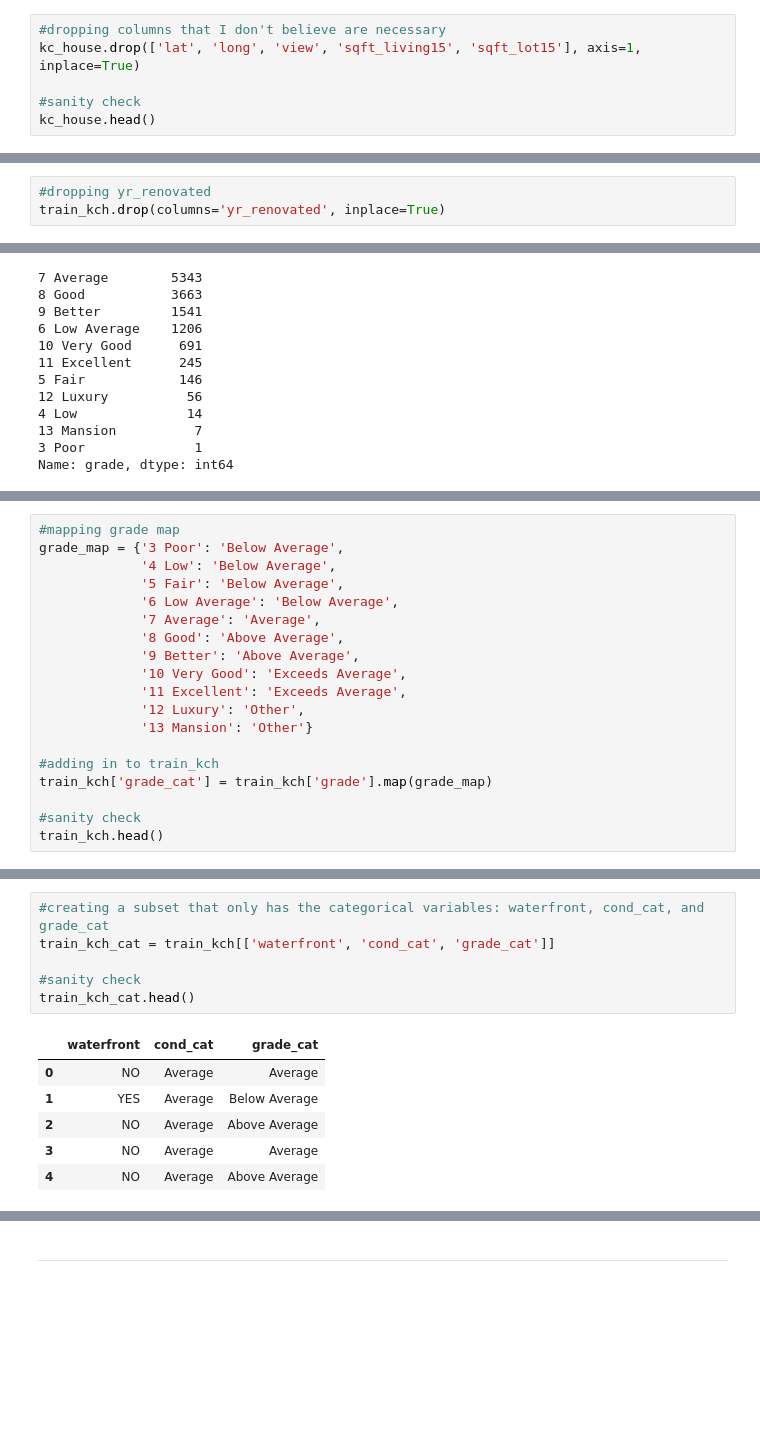
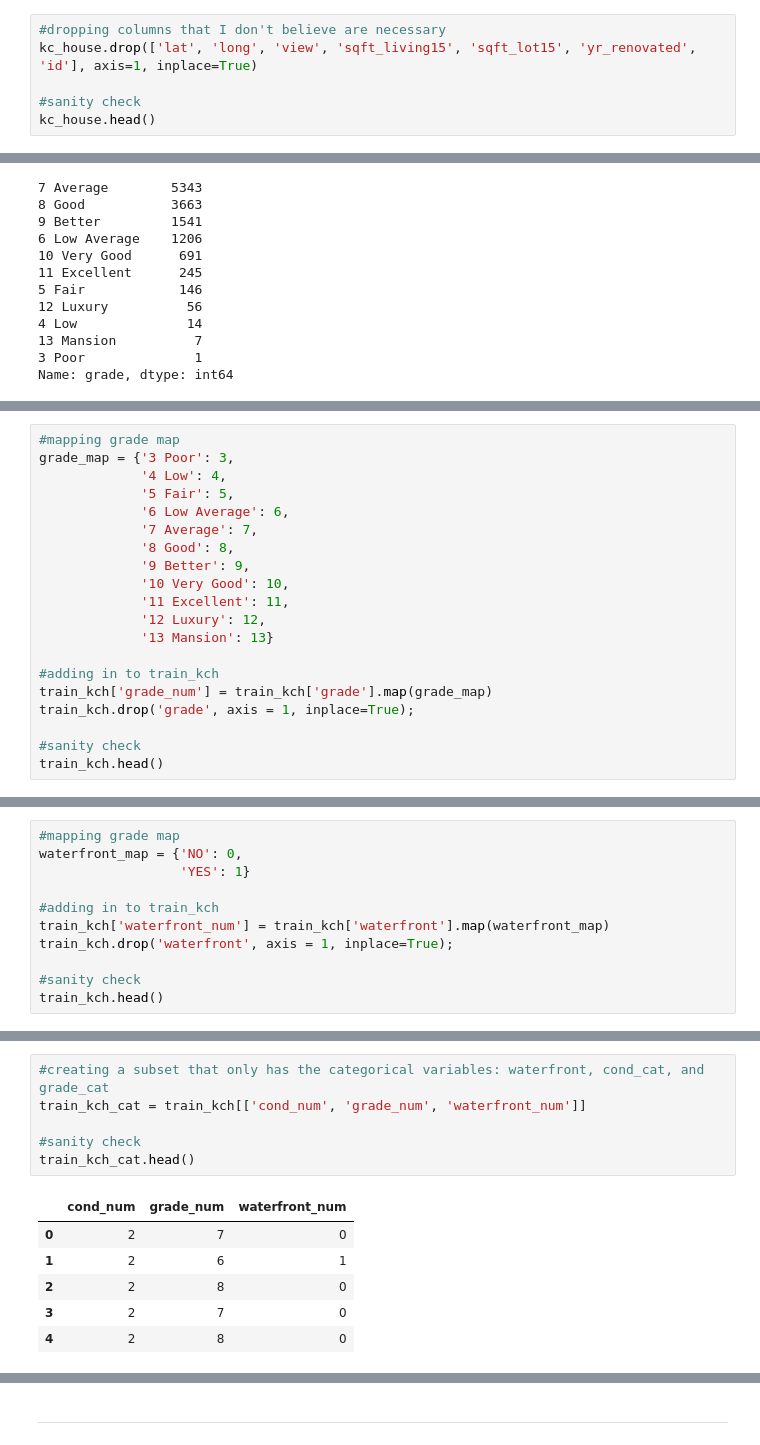
Before and after one commit to btbruno20/Analyzing-King-County-Housing, a Jupyter notebook: kingCounty_housing_regression.ipynb, the cells around one changed output, grey strips where cells are left out. Drawn from its saved outputs; the diff is of its cells as text; blank space fills up the shorter version.

```diff
--- a/kingCounty_housing_regression.ipynb
+++ b/kingCounty_housing_regression.ipynb
@@ -59,7 +60,7 @@ dtypes: datetime64[ns](1), float64(6), int64(9), object(5)
 memory usage: 3.5+ MB
 # %%
 #dropping columns that I don't believe are necessary
-kc_house.drop(['lat', 'long', 'view', 'sqft_living15', 'sqft_lot15'], axis=1, inplace=True)
+kc_house.drop(['lat', 'long', 'view', 'sqft_living15', 'sqft_lot15', 'yr_renovated', 'id'], axis=1, inplace=True)
 
 #sanity check
 kc_house.head()
@@ -172,6 +154,3 @@ Will drop yr_renovated since its too much to impute and keep waterfront since cu
-# %%
-#dropping yr_renovated
-train_kch.drop(columns='yr_renovated', inplace=True)
 # %%
 #dropping missing values from waterfront
 train_kch = train_kch.dropna().reset_index(drop=True)
@@ -361,19 +450,20 @@ train_kch['cond_cat'] = train_kch['condition'].map(condition_map)
 # %%
 #mapping grade map
-grade_map = {'3 Poor': 'Below Average',
-             '4 Low': 'Below Average',
-             '5 Fair': 'Below Average',
-             '6 Low Average': 'Below Average',
-             '7 Average': 'Average',
-             '8 Good': 'Above Average',
-             '9 Better': 'Above Average',
-             '10 Very Good': 'Exceeds Average',
-             '11 Excellent': 'Exceeds Average',
-             '12 Luxury': 'Other',
-             '13 Mansion': 'Other'}
+grade_map = {'3 Poor': 3,
+             '4 Low': 4,
+             '5 Fair': 5,
+             '6 Low Average': 6,
+             '7 Average': 7,
+             '8 Good': 8,
+             '9 Better': 9,
+             '10 Very Good': 10,
+             '11 Excellent': 11,
+             '12 Luxury': 12,
+             '13 Mansion': 13}
 
 #adding in to train_kch
-train_kch['grade_cat'] = train_kch['grade'].map(grade_map)
+train_kch['grade_num'] = train_kch['grade'].map(grade_map)
+train_kch.drop('grade', axis = 1, inplace=True);
 
 #sanity check
 train_kch.head()
@@ -386,0 +477,11 @@ train_kch.head()
+# %%
+#mapping grade map
+waterfront_map = {'NO': 0,
+                  'YES': 1}
+
+#adding in to train_kch
+train_kch['waterfront_num'] = train_kch['waterfront'].map(waterfront_map)
+train_kch.drop('waterfront', axis = 1, inplace=True);
+
+#sanity check
+train_kch.head()
@@ -387,13 +495,13 @@ train_kch.head()
 # %%
 #creating a subset that only has the categorical variables: waterfront, cond_cat, and grade_cat
-train_kch_cat = train_kch[['waterfront', 'cond_cat', 'grade_cat']]
+train_kch_cat = train_kch[['cond_num', 'grade_num', 'waterfront_num']]
 
 #sanity check
 train_kch_cat.head()
 # %% [output]
-|  | waterfront | cond_cat | grade_cat |
-| 0 | NO | Average | Average |
-| 1 | YES | Average | Below Average |
-| 2 | NO | Average | Above Average |
-| 3 | NO | Average | Average |
-| 4 | NO | Average | Above Average |
+|  | cond_num | grade_num | waterfront_num |
+| 0 | 2 | 7 | 0 |
+| 1 | 2 | 6 | 1 |
+| 2 | 2 | 8 | 0 |
+| 3 | 2 | 7 | 0 |
+| 4 | 2 | 8 | 0 |
```
Also changed, not shown: parts of 30 cells of this notebook.
